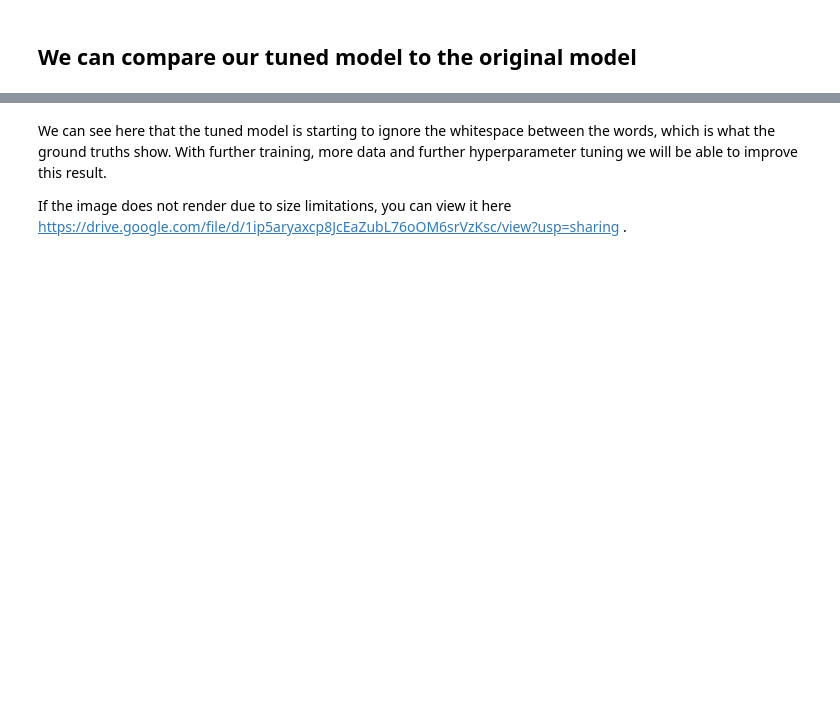
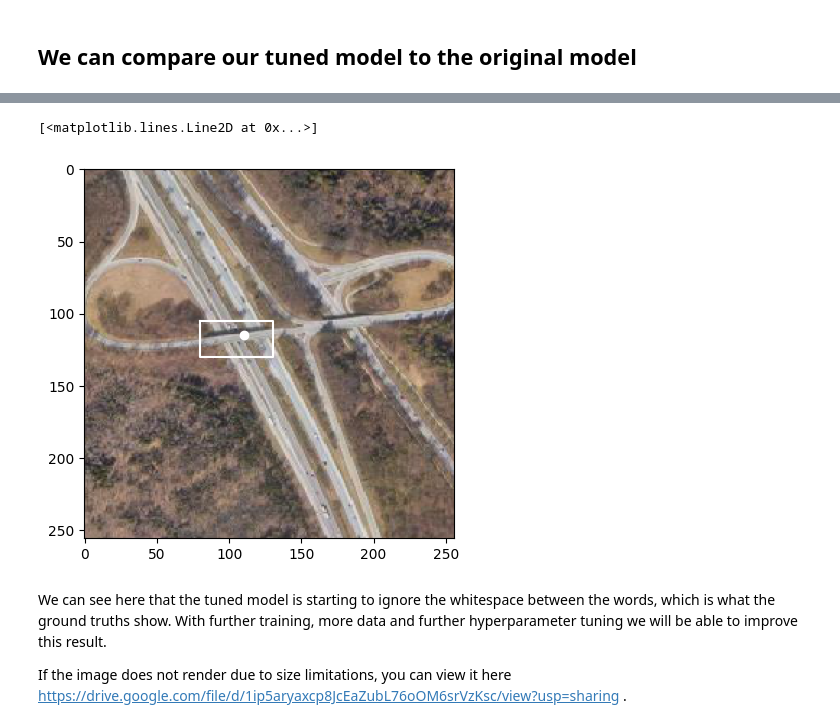
Before and after one commit to anton-brandl/sam-bridges, a Jupyter notebook: notebooks/20230610_finetuning_sam.ipynb, the cells around one changed output, grey strips where cells are left out. Cells and saved outputs as stored; diff of their text form; code cells hidden in the pictures; blank space fills up the shorter version.

```diff
--- a/notebooks/20230610_finetuning_sam.ipynb
+++ b/notebooks/20230610_finetuning_sam.ipynb
@@ -403,3 +447,20 @@ predictor_original.set_image(test_datapoint['sat'])
+# %%
+test_datapoint = test_dataset[13]
+predictor_tuned.set_image(test_datapoint['sat'])
+predictor_original.set_image(test_datapoint['sat'])
+
+debug_img = test_datapoint['sat']
+
+bbox_x, bbox_y, bbox_w, bbox_h = 80, 105, 50, 25
+plt.imshow(test_datapoint['sat'])
+plt.plot([bbox_x, bbox_x+bbox_w, bbox_x+bbox_w, bbox_x, bbox_x], [bbox_y, bbox_y, bbox_y+bbox_h, bbox_y+bbox_h, bbox_y], color='white')
+input_bbox = box_xywh2xyxy(np.array([bbox_x, bbox_y, bbox_w, bbox_h]))
+
+point_x, point_y = 110, 115
+plt.plot(point_x, point_y, color='white', marker = 'o')
+# %% [output]
+[<matplotlib.lines.Line2D at 0x...>]
+[figure, added]
 # %% [markdown]
 We can see here that the tuned model is starting to ignore the whitespace between the words, which is what the ground truths show. With further training, more data and further hyperparameter tuning we will be able to improve this result.
 
```
Also changed, not shown: parts of 22 cells of this notebook.
